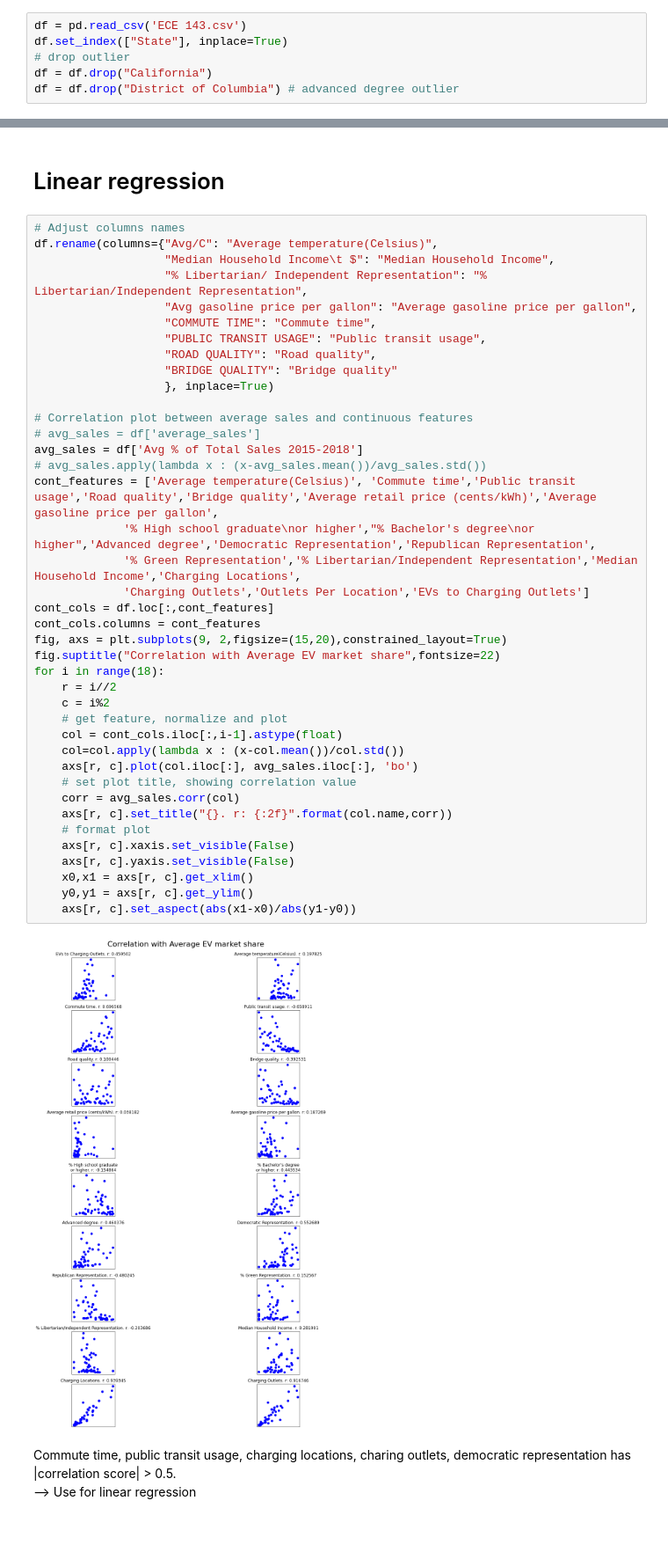
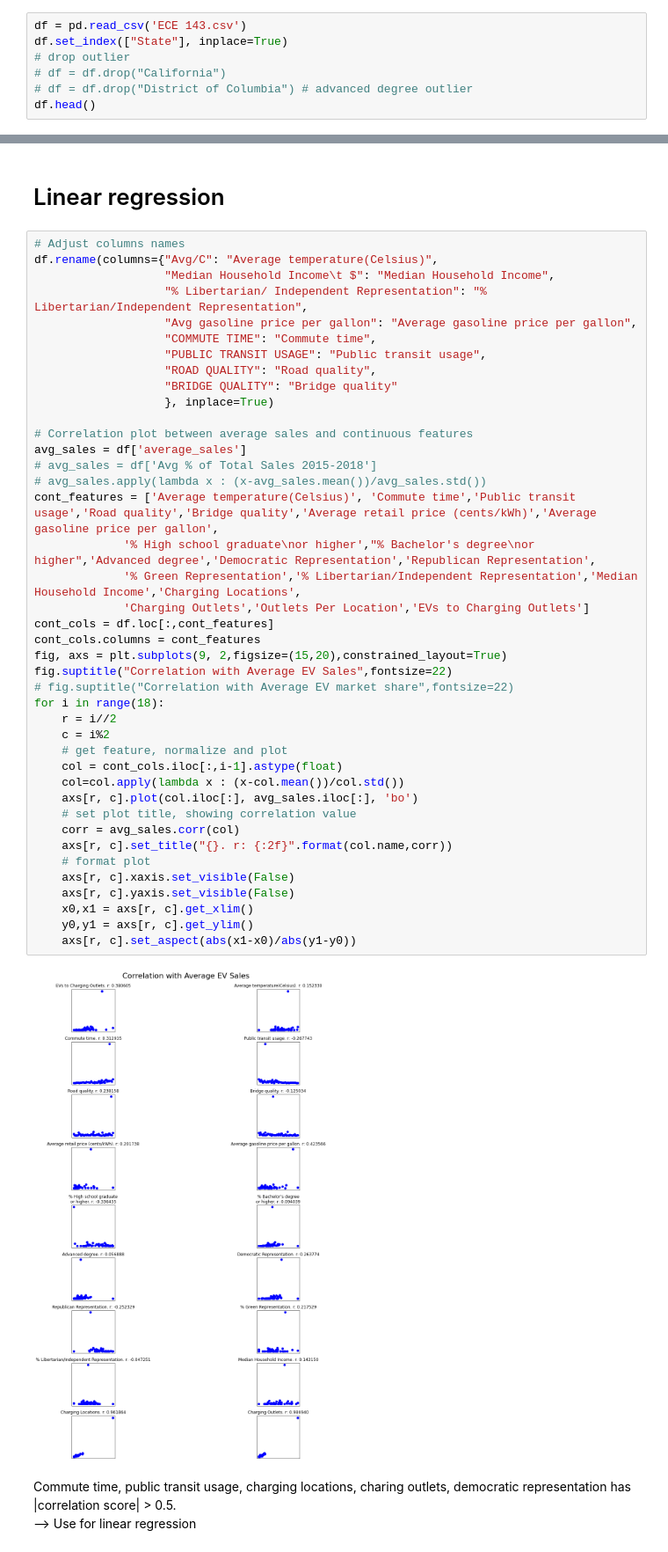
Before and after one commit to Disguiser23/ECE143-project-group11, a Jupyter notebook: data analysis and visualization .ipynb, the cells around one changed output, grey strips where cells are left out. Shown at 88% size. Cells and saved outputs as stored; diff of their text form.

```diff
--- a/data analysis and visualization .ipynb
+++ b/data analysis and visualization .ipynb
@@ -9,5 +9,6 @@ import matplotlib.pyplot as plt
 df = pd.read_csv('ECE 143.csv')
 df.set_index(["State"], inplace=True)
 # drop outlier
-df = df.drop("California")
-df = df.drop("District of Columbia") # advanced degree outlier
+# df = df.drop("California")
+# df = df.drop("District of Columbia") # advanced degree outlier
+df.head()
@@ -41,37 +51,38 @@ df.rename(columns={"Avg/C": "Average temperature(Celsius)",
                    "ROAD QUALITY": "Road quality",
                    "BRIDGE QUALITY": "Bridge quality"
                    }, inplace=True)
 
 # Correlation plot between average sales and continuous features
-# avg_sales = df['average_sales']
-avg_sales = df['Avg % of Total Sales 2015-2018']
+avg_sales = df['average_sales']
+# avg_sales = df['Avg % of Total Sales 2015-2018']
 # avg_sales.apply(lambda x : (x-avg_sales.mean())/avg_sales.std())
 cont_features = ['Average temperature(Celsius)', 'Commute time','Public transit usage','Road quality','Bridge quality','Average retail price (cents/kWh)','Average gasoline price per gallon',
              '% High school graduate\nor higher',"% Bachelor's degree\nor higher",'Advanced degree','Democratic Representation','Republican Representation',
              '% Green Representation','% Libertarian/Independent Representation','Median Household Income','Charging Locations',
              'Charging Outlets','Outlets Per Location','EVs to Charging Outlets']
 cont_cols = df.loc[:,cont_features]
 cont_cols.columns = cont_features
 fig, axs = plt.subplots(9, 2,figsize=(15,20),constrained_layout=True)
-fig.suptitle("Correlation with Average EV market share",fontsize=22)
+fig.suptitle("Correlation with Average EV Sales",fontsize=22)
+# fig.suptitle("Correlation with Average EV market share",fontsize=22)
 for i in range(18):
     r = i//2
     c = i%2
     # get feature, normalize and plot
     col = cont_cols.iloc[:,i-1].astype(float)
     col=col.apply(lambda x : (x-col.mean())/col.std())
     axs[r, c].plot(col.iloc[:], avg_sales.iloc[:], 'bo')
     # set plot title, showing correlation value
     corr = avg_sales.corr(col)
     axs[r, c].set_title("{}. r: {:2f}".format(col.name,corr))
     # format plot
     axs[r, c].xaxis.set_visible(False)
     axs[r, c].yaxis.set_visible(False)
     x0,x1 = axs[r, c].get_xlim()
     y0,y1 = axs[r, c].get_ylim()
     axs[r, c].set_aspect(abs(x1-x0)/abs(y1-y0))
 # %% [output]
-[figure, old version]
+[figure, new version]
 # %% [markdown]
 Commute time, public transit usage, charging locations, charing outlets, democratic representation has |correlation score| > 0.5.
 --> Use for linear regression
```
Also changed, not shown: parts of 8 cells of this notebook.
